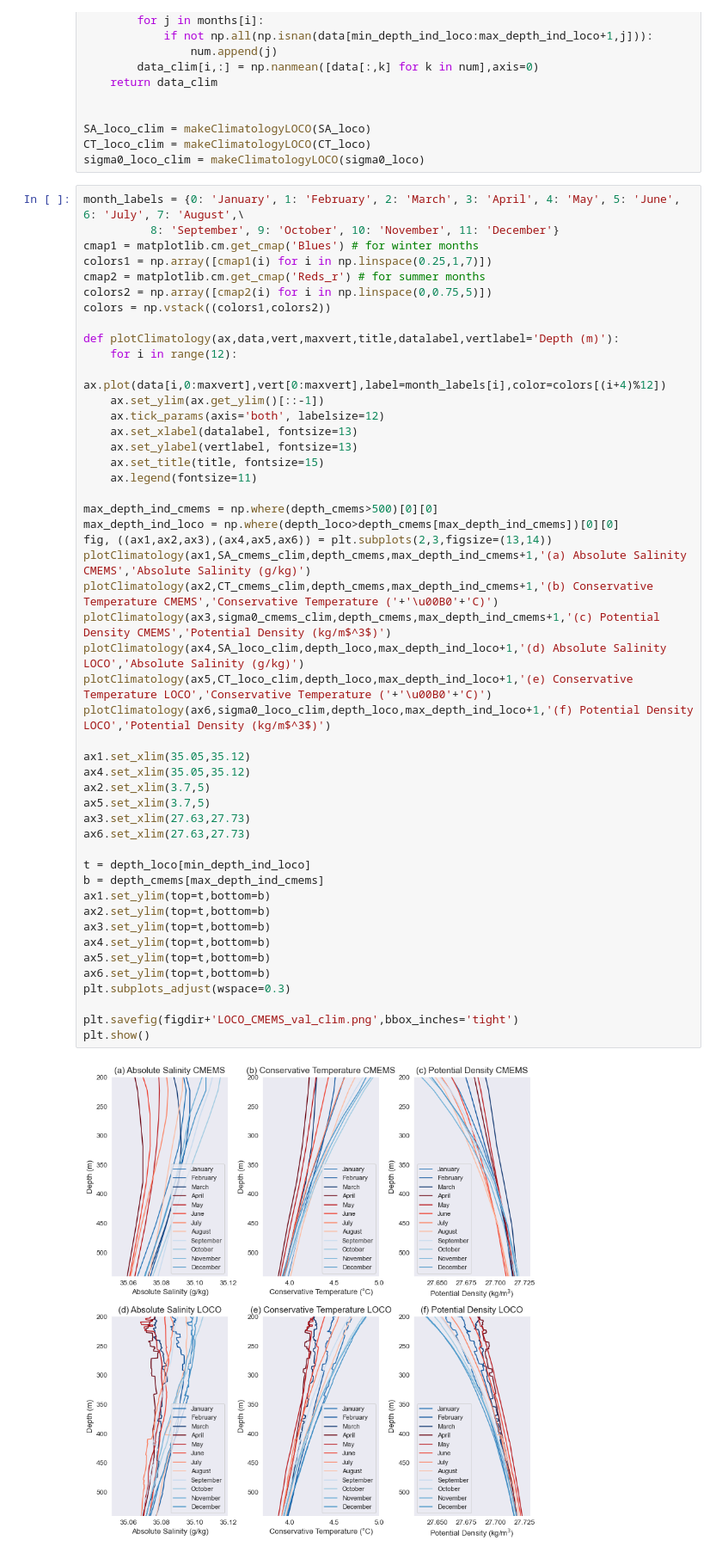
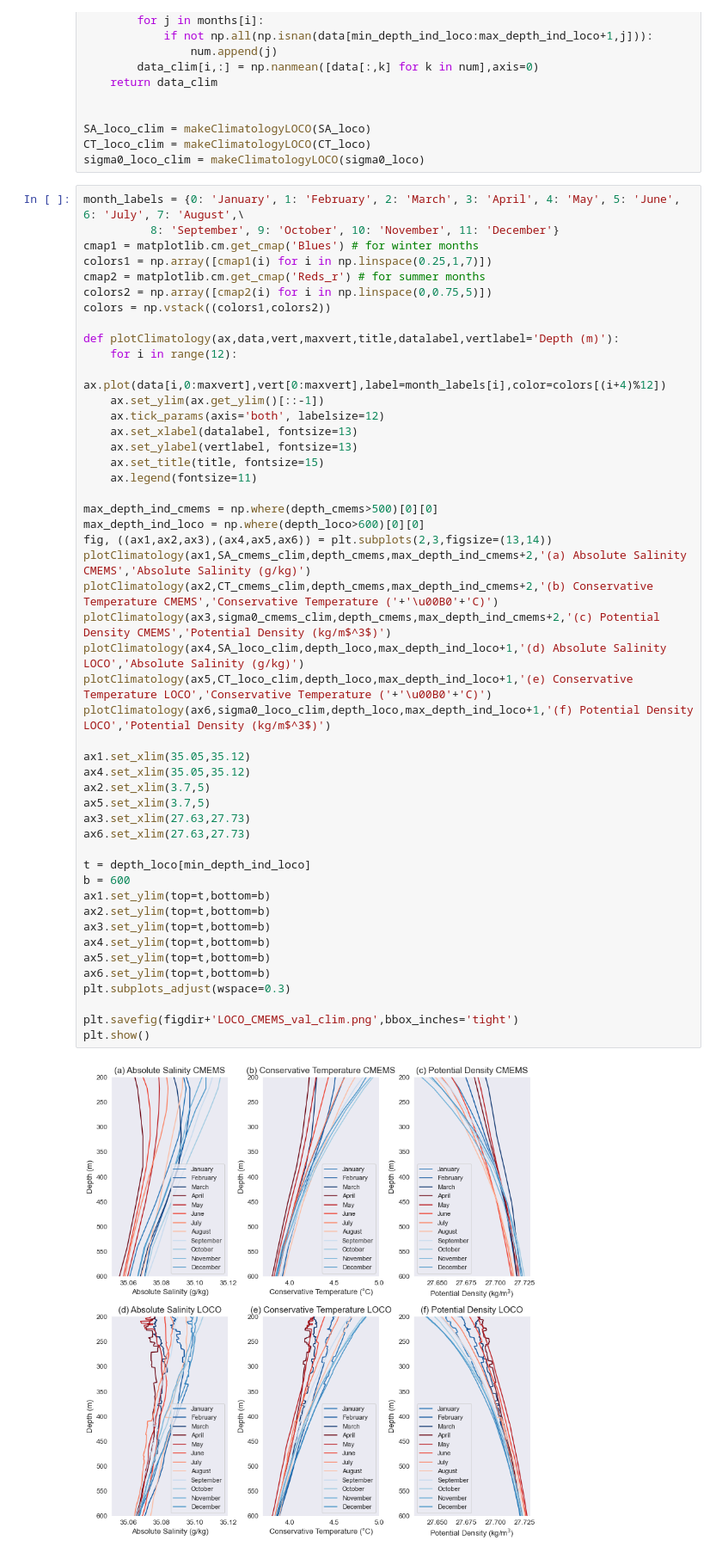
Before and after one commit to MiriamSterl/RestratificationIrmingerSea, a Jupyter notebook: 5_Appendices/B_LOCO_CMEMS_validation_clim.ipynb, the cells around one changed output. Shown at 86% size. Saved outputs shown, nothing was run; the diff lists cells and outputs as text.

Commit message:
Climatology figures new

```diff
--- a/5_Appendices/B_LOCO_CMEMS_validation_clim.ipynb
+++ b/5_Appendices/B_LOCO_CMEMS_validation_clim.ipynb
@@ -88,36 +88,36 @@ def plotClimatology(ax,data,vert,maxvert,title,datalabel,vertlabel='Depth (m)'):
     ax.set_xlabel(datalabel, fontsize=13)
     ax.set_ylabel(vertlabel, fontsize=13)
     ax.set_title(title, fontsize=15)
     ax.legend(fontsize=11)
 
 max_depth_ind_cmems = np.where(depth_cmems>500)[0][0]
-max_depth_ind_loco = np.where(depth_loco>depth_cmems[max_depth_ind_cmems])[0][0]
+max_depth_ind_loco = np.where(depth_loco>600)[0][0]
 fig, ((ax1,ax2,ax3),(ax4,ax5,ax6)) = plt.subplots(2,3,figsize=(13,14))
-plotClimatology(ax1,SA_cmems_clim,depth_cmems,max_depth_ind_cmems+1,'(a) Absolute Salinity CMEMS','Absolute Salinity (g/kg)')
-plotClimatology(ax2,CT_cmems_clim,depth_cmems,max_depth_ind_cmems+1,'(b) Conservative Temperature CMEMS','Conservative Temperature ('+'\u00B0'+'C)')
-plotClimatology(ax3,sigma0_cmems_clim,depth_cmems,max_depth_ind_cmems+1,'(c) Potential Density CMEMS','Potential Density (kg/m$^3$)')
+plotClimatology(ax1,SA_cmems_clim,depth_cmems,max_depth_ind_cmems+2,'(a) Absolute Salinity CMEMS','Absolute Salinity (g/kg)')
+plotClimatology(ax2,CT_cmems_clim,depth_cmems,max_depth_ind_cmems+2,'(b) Conservative Temperature CMEMS','Conservative Temperature ('+'\u00B0'+'C)')
+plotClimatology(ax3,sigma0_cmems_clim,depth_cmems,max_depth_ind_cmems+2,'(c) Potential Density CMEMS','Potential Density (kg/m$^3$)')
 plotClimatology(ax4,SA_loco_clim,depth_loco,max_depth_ind_loco+1,'(d) Absolute Salinity LOCO','Absolute Salinity (g/kg)')
 plotClimatology(ax5,CT_loco_clim,depth_loco,max_depth_ind_loco+1,'(e) Conservative Temperature LOCO','Conservative Temperature ('+'\u00B0'+'C)')
 plotClimatology(ax6,sigma0_loco_clim,depth_loco,max_depth_ind_loco+1,'(f) Potential Density LOCO','Potential Density (kg/m$^3$)')
 
 ax1.set_xlim(35.05,35.12)
 ax4.set_xlim(35.05,35.12)
 ax2.set_xlim(3.7,5)
 ax5.set_xlim(3.7,5)
 ax3.set_xlim(27.63,27.73)
 ax6.set_xlim(27.63,27.73)
 
 t = depth_loco[min_depth_ind_loco]
-b = depth_cmems[max_depth_ind_cmems]
+b = 600
 ax1.set_ylim(top=t,bottom=b)
 ax2.set_ylim(top=t,bottom=b)
 ax3.set_ylim(top=t,bottom=b)
 ax4.set_ylim(top=t,bottom=b)
 ax5.set_ylim(top=t,bottom=b)
 ax6.set_ylim(top=t,bottom=b)
 plt.subplots_adjust(wspace=0.3)
 
 plt.savefig(figdir+'LOCO_CMEMS_val_clim.png',bbox_inches='tight')
 plt.show()
 # %% [output]
-[figure, old version]
+[figure, new version]
```
Also changed, not shown: 2 other files.
